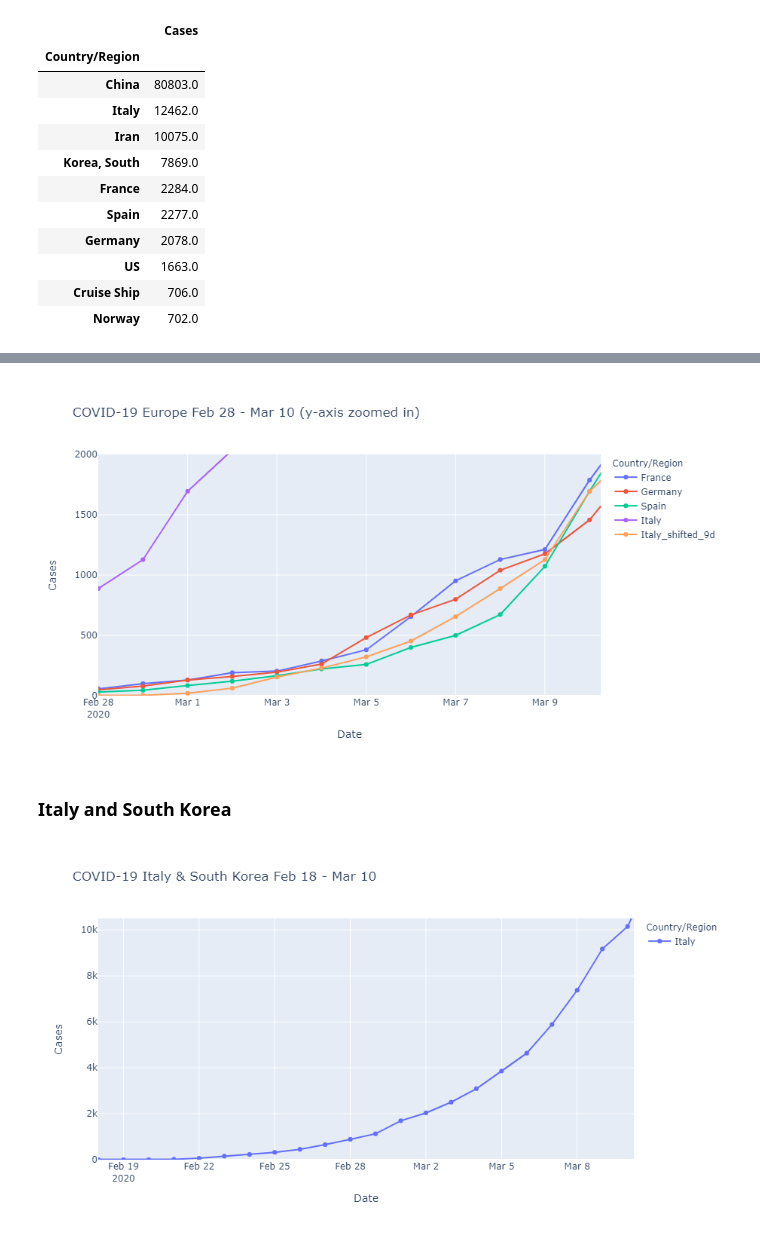
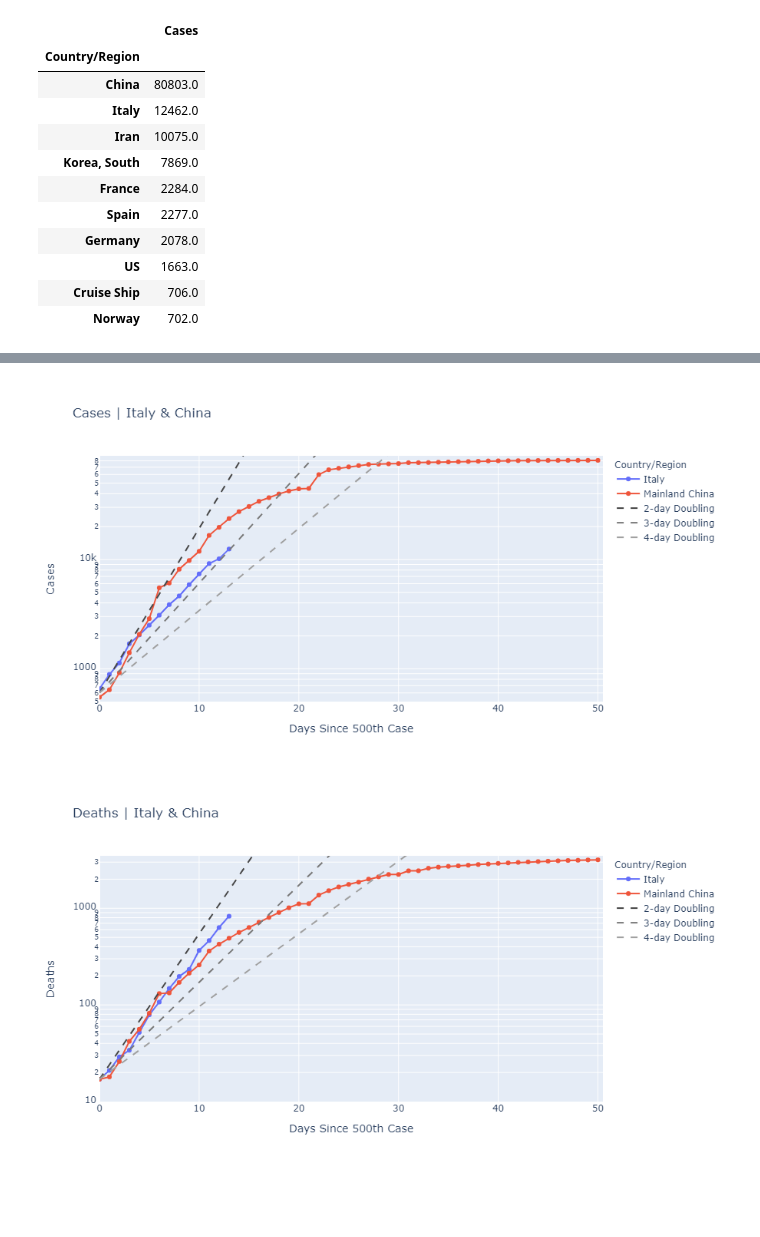
Before and after one commit to jenfly/covid-19, a Jupyter notebook: covid-19-timeseries.ipynb, the cells around one changed output, grey strips where cells are left out. Saved outputs shown, nothing was run; the diff lists cells and outputs as text; code cells hidden in the pictures; blank space fills up the shorter version.

```diff
--- a/covid-19-timeseries.ipynb
+++ b/covid-19-timeseries.ipynb
@@ -259,21 +266,35 @@ plot_tseries(df_plot, x='Date', y='Cases', color='Country/Region', range_x=range
-# %%
-# Re-scale y-axis to zoom in to other countries
-range_x = [pd.to_datetime('2020-02-28'), pd.to_datetime('2020-03-10 6:00')]
-range_y = [0, 2000]
-plot_tseries(df_plot, x='Date', y='Cases', color='Country/Region', range_x=range_x, range_y=range_y,
-             category_orders={'Country/Region' : countries + ['Italy_shifted_9d']},
-             title='COVID-19 Europe Feb 28 - Mar 10 (y-axis zoomed in)')
-# %% [output]
-[figure, removed]
-# %% [markdown]
-### Italy and South Korea
-# %%
-df_plot2 = cov[cov['Country/Region'].isin(['Italy', 'Republic of Korea'])]
-
-# Create line plot of selected countries
-range_x = [pd.to_datetime('2020-02-18'), pd.to_datetime('2020-03-10 6:00')]
-range_y = [0, 10500]
-plot_tseries(df_plot2, x='Date', y='Cases', color='Country/Region', range_x=range_x, range_y=range_y,
-             title='COVID-19 Italy & South Korea Feb 18 - Mar 10')
-# %% [output]
-[figure, removed]
+# %%
+# Italy vs. China
+
+
+# Since China timeseries starts at ~500 cases, align both timeseries to the first
+# day that cases exceeded 500
+cases_min = cov.loc[cov['Country/Region'] == 'China', 'Cases'].min()
+d0_italy = cov.loc[(cov['Country/Region'] == 'Italy') & (cov['Cases'] >= cases_min), 'Date'].min()
+day_label = f'Days Since 500th Case'
+df_plot = (cov[cov['Country/Region'].isin(['China', 'Italy'])]
+           .rename({'Days Since 100th Case' : day_label}, axis=1)
+           .replace({'China' : 'Mainland China'})
+          )
+idx_italy = df_plot['Country/Region'] == 'Italy'
+df_plot.loc[idx_italy, day_label] = (df_plot.loc[idx_italy, 'Date'] - d0_italy).dt.days
+
+# Plot growth trajectories
+regions = ['Italy', 'Mainland China']
+range_y = (500, 1.1 * max(df_plot['Cases']))
+fig = plot_growth(df_plot, regions, title='Cases | Italy & China',
+                  xlabel=day_label, range_y=range_y, double_times=[2, 3, 4])
+fig.show()
+
+# Plot deaths
+range_y = (10, 1.1 * max(df_plot['Deaths']))
+fig2 = plot_growth(df_plot, regions, title='Deaths | Italy & China',
+                  xlabel=day_label, ylabel='Deaths', range_y=range_y, double_times=[2, 3, 4])
+fig2.show()
+
+if publish:
+    py.plot(fig, filename=f'covid19_growth_{publish_tag}_03')
+    py.plot(fig2, filename=f'covid19_growth_{publish_tag}_04')
+# %% [output]
+[figure, added]
+[figure, added]
```
Also changed, not shown: parts of 21 cells of this notebook, 1 other file.
